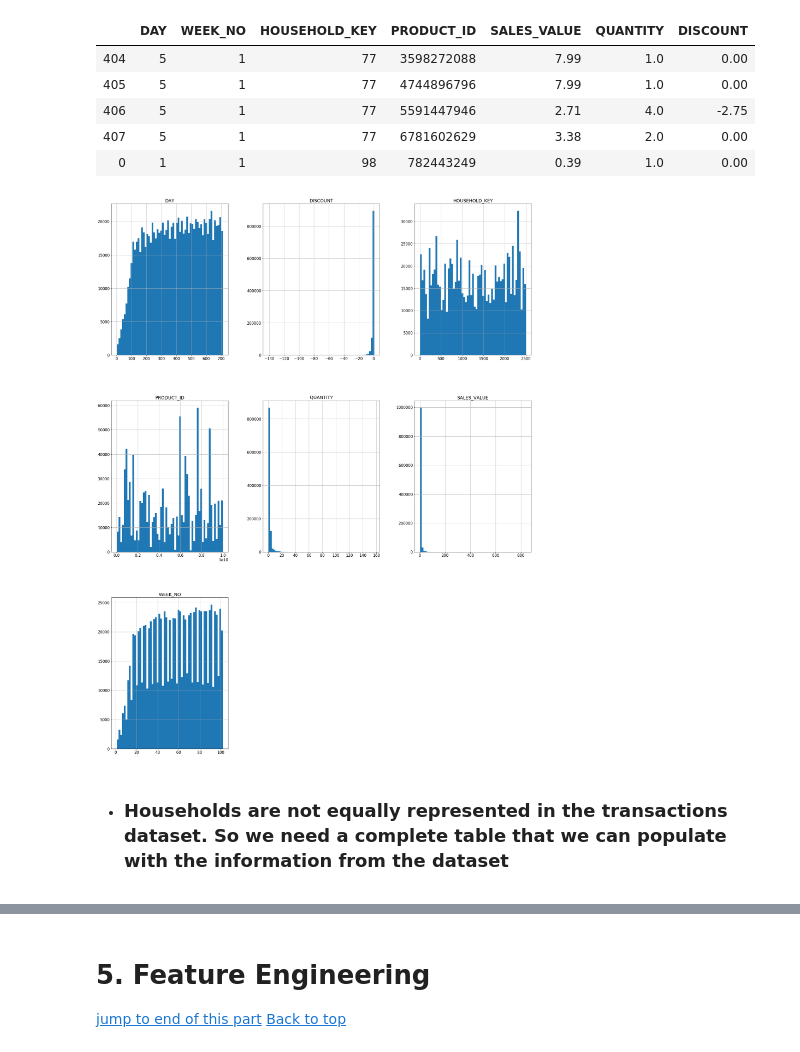
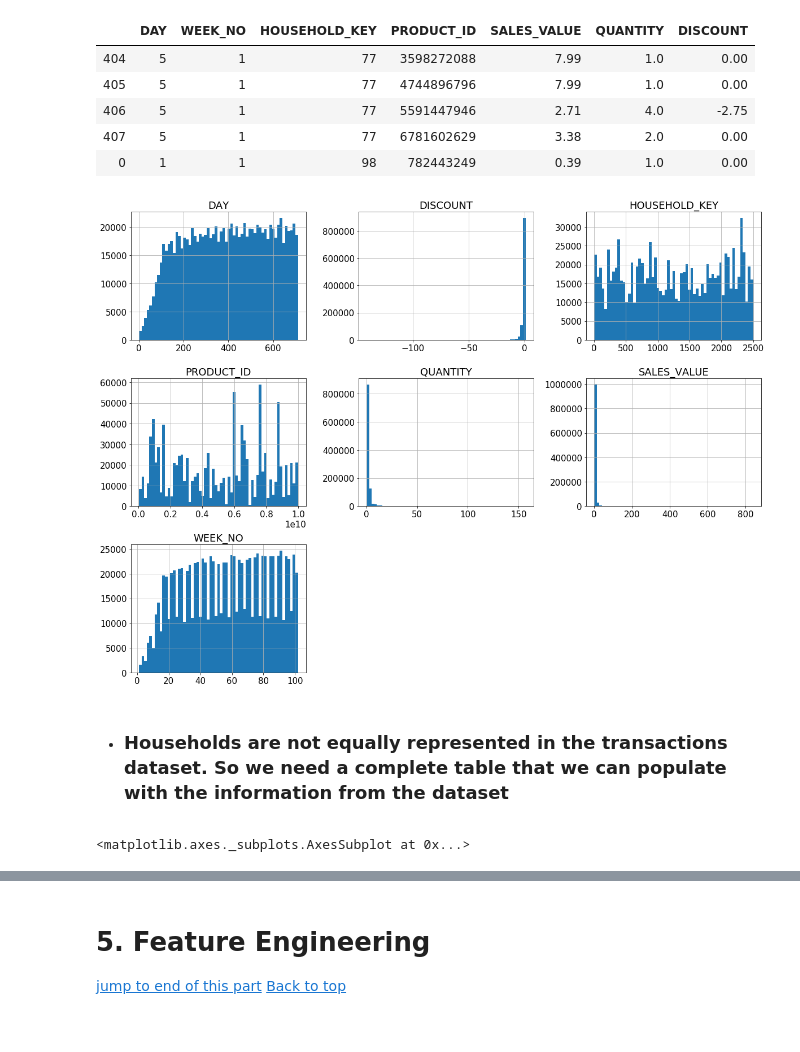
Before and after one commit to robmoratore/ShellDnA, a Jupyter notebook: DnA 2.0/cleaned main notebook.ipynb, the cells around one changed output, grey strips where cells are left out. Saved outputs shown, nothing was run; the diff lists cells and outputs as text; code cells hidden in the pictures.

```diff
--- a/DnA 2.0/cleaned main notebook.ipynb
+++ b/DnA 2.0/cleaned main notebook.ipynb
@@ -56,7 +56,7 @@ from sklearn.metrics import r2_score
 
 pd.set_option('display.max_rows', 1000000)
 pd.set_option('display.max_columns', 1000000)
-matplotlib.rcParams.update({'font.size': 15})
+matplotlib.rcParams.update({'font.size': 20})
 
 def add_month_names(day):
     day_number = day%340
@@ -113,6 +113,9 @@ def get_season(month):
         return 'fall'
 
 def mean_absolute_percentage_error(y_true, y_pred):
+    y_true = [x+1 for x in y_true]
+    y_pred = [x+1 for x in y_pred]
+
     y_true, y_pred = np.array(y_true), np.array(y_pred)
     return np.mean(np.abs((y_true - y_pred) / y_true)) * 100
 
@@ -568,11 +557,15 @@ df_transactions.sort_values(['WEEK_NO','HOUSEHOLD_KEY']).head()
 | 407 | 5 | 1 | 77 | 6781602629 | 3.38 | 2.0 | 0.00 |
 | 0 | 1 | 1 | 98 | 782443249 | 0.39 | 1.0 | 0.00 |
 # %%
-_ = df_transactions.hist(bins=61, figsize=(30,40))
+_ = df_transactions.hist(bins=61, figsize=(20,15))
 # %% [output]
-[figure, old version]
+[figure, new version]
 # %% [markdown]
 * ### Households are not equally represented in the transactions dataset. So we need a complete table that we can populate with the information from the dataset
+# %%
+df_transactions['HOUSEHOLD_KEY'].value_counts().plot(kind='bar')
+# %% [output]
+<matplotlib.axes._subplots.AxesSubplot at 0x...>
 # %%
 
 # creating a table that has a row for each week for each household
```
Also changed, not shown: parts of 68 cells of this notebook.
